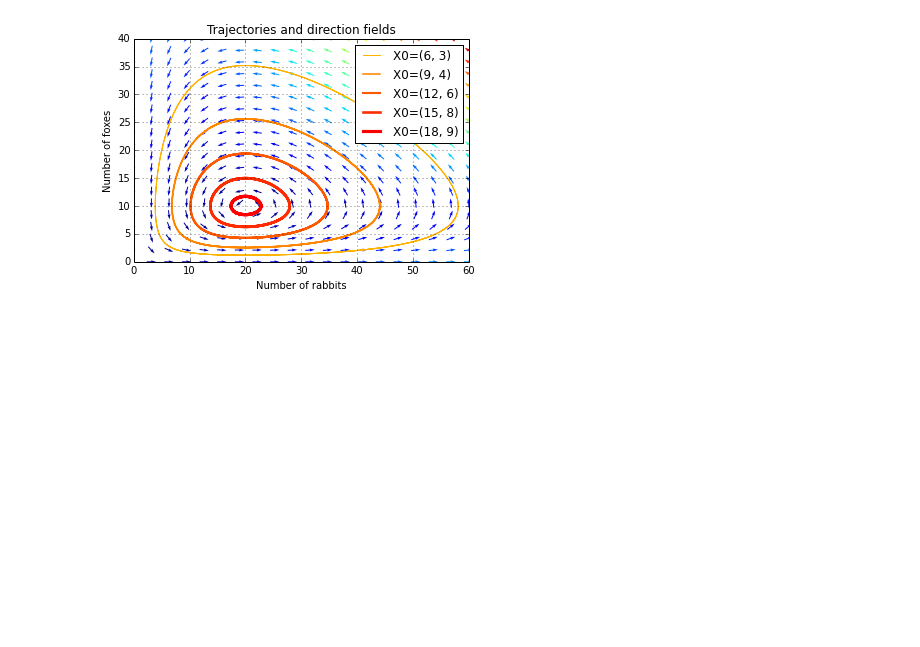
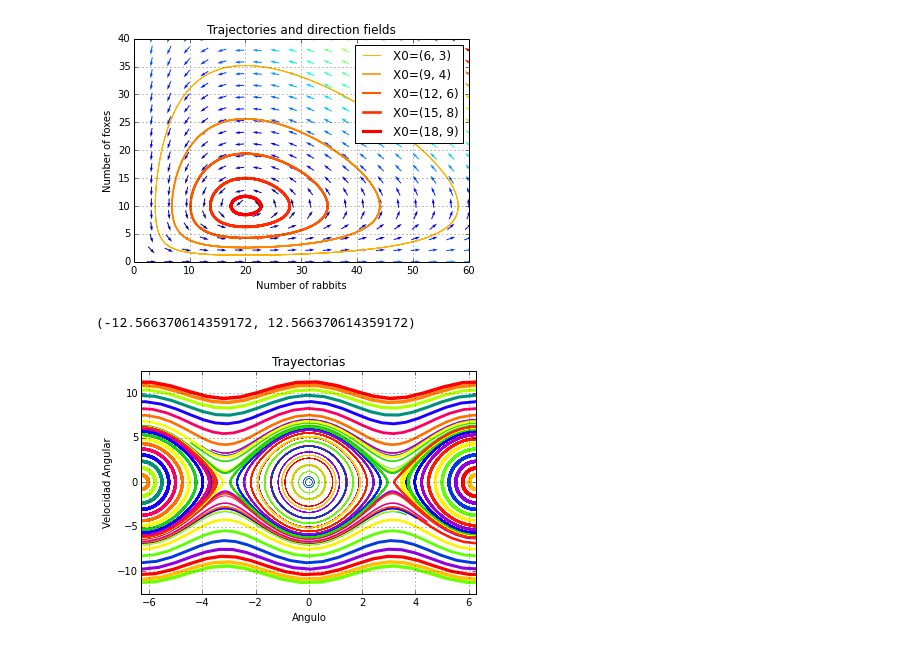
Before and after one commit to OlgaFimbresMorales/Computacional1, a Jupyter notebook: Actividad7/Untitled0.ipynb, the cells around one changed output. Drawn from its saved outputs; the diff is of its cells as text; code cells hidden in the pictures; blank space fills up the shorter version.

```diff
--- a/Actividad7/Untitled0.ipynb
+++ b/Actividad7/Untitled0.ipynb
@@ -84,3 +84,61 @@ p.ylim(0, ymax)
 f2.savefig('rabbits_and_foxes_2.png')
 # %% [output]
 [figure]
+# %%
+#Paquetirijillos
+import numpy as np
+import matplotlib.pyplot as plt
+from scipy.integrate import odeint
+
+#Constantillas
+g = 9.81
+l = 1.0
+b = 0.0
+c = g/l
+
+
+#Codiciones Iniciales
+X_f1 =np.array([-3*np.pi,3*np.pi])
+X_f2 =np.array([-2*np.pi,np.pi*0])
+t = np.linspace(0,20,300)
+
+
+#Ecuacioncilla
+
+def p (y, t, b, c):
+    theta, omega = y
+    dy_dt = [omega,-b*omega -c*np.sin(theta)]
+    return dy_dt
+
+#Formatillo
+values  =np.linspace(-1.0,1.0,50)                # position of X0 between X_f0 and X_f1
+vcolors = plt.cm.prism(np.linspace(0.9, 0.0, len(values)))  # colors for each trajectory
+#vcolors8 = plt.cm.cool_r(np.linspace(0.5, 1.0, len(values)))  # colors for each trajectory
+
+plt.figure(2)
+
+
+for v, col in zip(values, vcolors):
+    y0 = v * X_f1
+
+    X = odeint(p, y0, t, args=(b,c))
+    plt.plot( X[:,0], X[:,1], lw=3.5*v, color=col, label='X0=(%.f, %.f)' % ( y0[0], y0[1]) )
+
+
+for v, col in zip(values, vcolors):
+    y1 = v * X_f2
+    X1 = odeint(p, y1, t, args=(b,c))
+    plt.plot( X1[:,0], X1[:,1], lw=3.5*v, color=col, label='X0=(%.f, %.f)' % ( y1[0], y1[1]) )
+
+
+
+#Estúpida gráfica hermosa
+plt.title('Trayectorias')
+plt.xlabel('Angulo')
+plt.ylabel('Velocidad Angular')
+plt.grid()
+plt.xlim(-2.0*np.pi,2.0*np.pi)
+plt.ylim(-4*np.pi,4*np.pi)
+# %% [output]
+(-12.566370614359172, 12.566370614359172)
+[figure, added]
```
Also changed, not shown: 4 other files.
